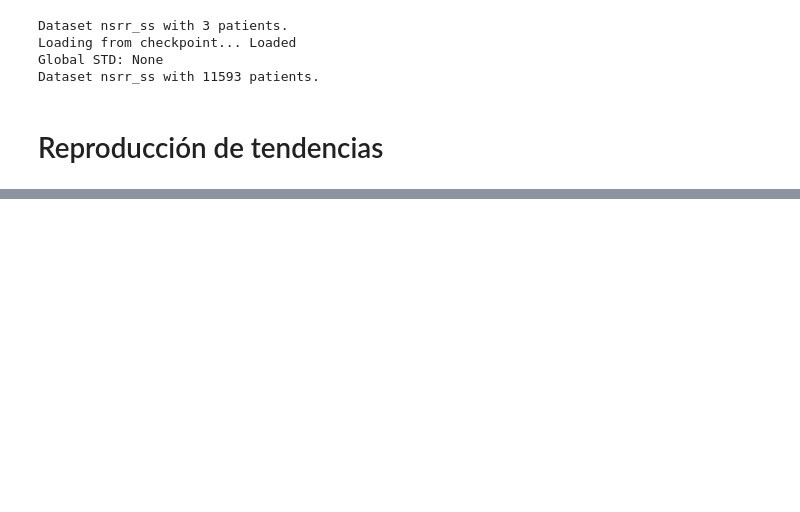
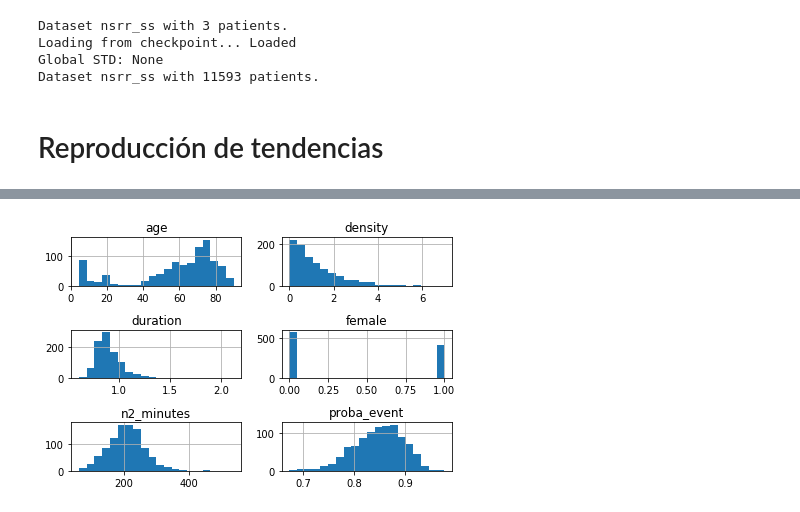
Before and after one commit to nicolasigor/sleep-rnn, a Jupyter notebook: figs_thesis/2021_result_nsrr.ipynb, the cells around one changed output, grey strips where cells are left out. Cells and saved outputs as stored; diff of their text form; code cells hidden in the pictures; blank space fills up the shorter version.

```diff
--- a/figs_thesis/2021_result_nsrr.ipynb
+++ b/figs_thesis/2021_result_nsrr.ipynb
@@ -110,0 +230,6 @@ n_folds = 2
+# %%
+table_bysubject.hist(bins=20)
+plt.tight_layout()
+plt.show()
+# %% [output]
+[figure, added]
```
Also changed, not shown: parts of 23 cells of this notebook.
